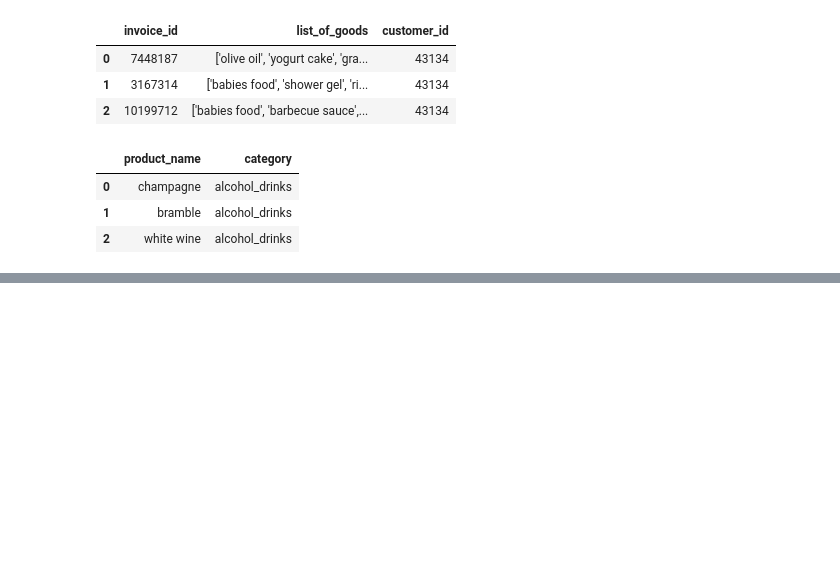
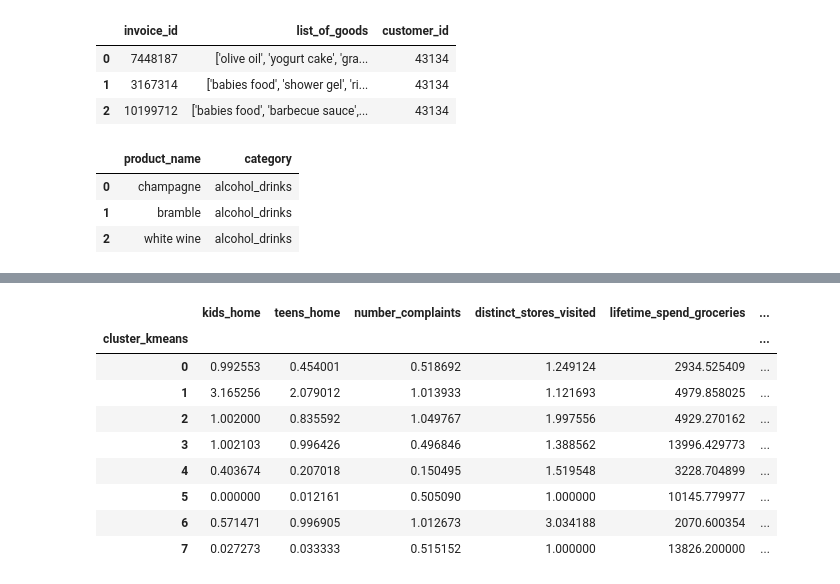
Before and after one commit to mitoma10110/ML2_Project, a Jupyter notebook: jo_notebook.ipynb, the cells around one changed output, grey strips where cells are left out. Cells and saved outputs as stored; diff of their text form; code cells hidden in the pictures; blank space fills up the shorter version.

```diff
--- a/jo_notebook.ipynb
+++ b/jo_notebook.ipynb
@@ -25,0 +138,13 @@ prod_map.head(3)
+# %%
+cust_info_pp.groupby(['cluster_kmeans']).mean()
+# %% [output]
+|  | kids_home | teens_home | number_complaints | distinct_stores_visited | lifetime_spend_groceries | ... |
+| cluster_kmeans |  |  |  |  |  | ... |
+| 0 | 0.992553 | 0.454001 | 0.518692 | 1.249124 | 2934.525409 | ... |
+| 1 | 3.165256 | 2.079012 | 1.013933 | 1.121693 | 4979.858025 | ... |
+| 2 | 1.002000 | 0.835592 | 1.049767 | 1.997556 | 4929.270162 | ... |
+| 3 | 1.002103 | 0.996426 | 0.496846 | 1.388562 | 13996.429773 | ... |
+| 4 | 0.403674 | 0.207018 | 0.150495 | 1.519548 | 3228.704899 | ... |
+| 5 | 0.000000 | 0.012161 | 0.505090 | 1.000000 | 10145.779977 | ... |
+| 6 | 0.571471 | 0.996905 | 1.012673 | 3.034188 | 2070.600354 | ... |
+| 7 | 0.027273 | 0.033333 | 0.515152 | 1.000000 | 13826.200000 | ... |
```
Also changed, not shown: parts of 20 cells of this notebook.
